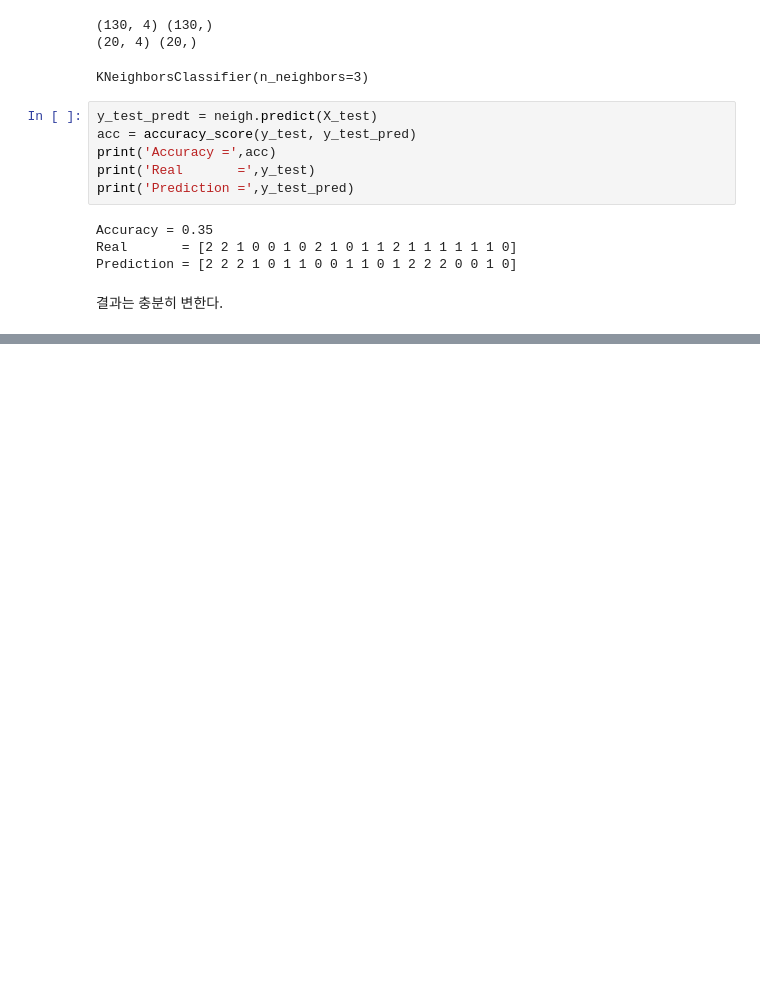
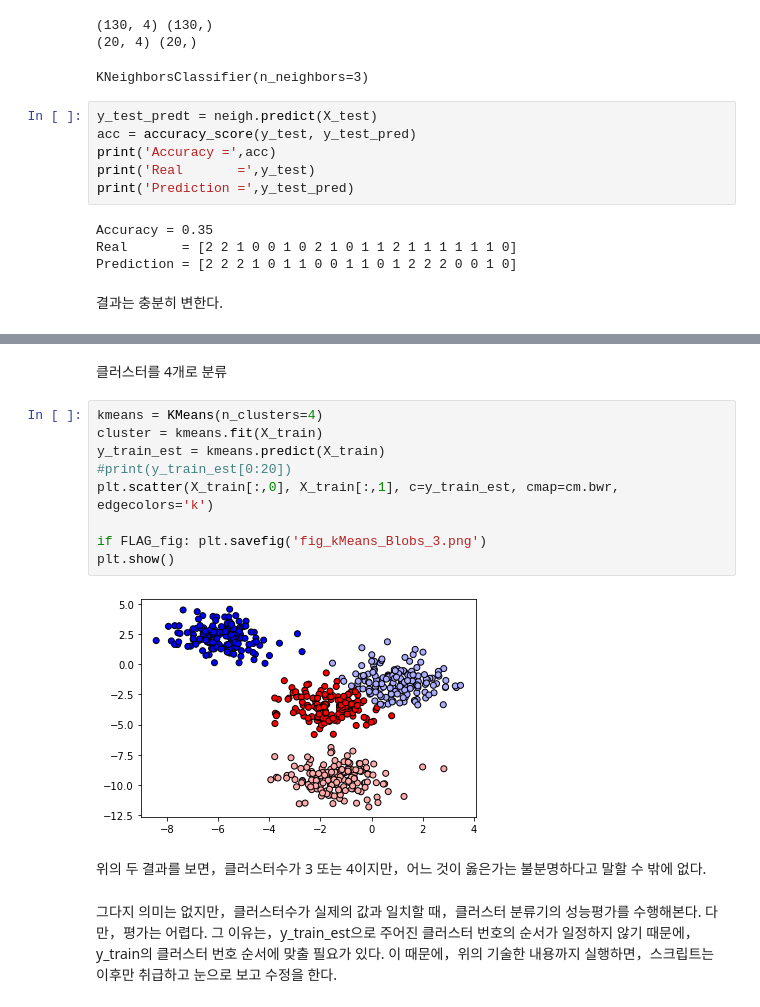
Before and after one commit to yrohh/Python, a Jupyter notebook: Study/데이터사이언스교과서/6장.ipynb, the cells around one changed output, grey strips where cells are left out. Cells and saved outputs as stored; diff of their text form; blank space fills up the shorter version.

```diff
--- a/Study/데이터사이언스교과서/6장.ipynb
+++ b/Study/데이터사이언스교과서/6장.ipynb
@@ -1143,0 +1189,20 @@ Prediction = [2 2 2 1 0 1 1 0 0 1 1 0 1 2 2 2 0 0 1 0]
+# %% [markdown]
+클러스터를 4개로 분류
+# %%
+kmeans = KMeans(n_clusters=4)
+cluster = kmeans.fit(X_train)
+y_train_est = kmeans.predict(X_train)
+#print(y_train_est[0:20])
+plt.scatter(X_train[:,0], X_train[:,1], c=y_train_est, cmap=cm.bwr, edgecolors='k')
+
+if FLAG_fig: plt.savefig('fig_kMeans_Blobs_3.png')
+plt.show()
+# %% [output]
+[figure, added]
+# %% [markdown]
+위의 두 결과를 보면，클러스터수가 3 또는 4이지만，어느 것이 옳은가는 불분명하다고 말할 수 밖에 없다.
+# %% [markdown]
+그다지 의미는 없지만，클러스터수가 실제의 값과 일치할 때，클러스터 분류기의 성능평가를 수행해본다.
+다만，평가는 어렵다. 그 이유는，y_train_est으로 주어진 클러스터 번호의 순서가 일정하지 않기 때문에，
+y_train의 클러스터 번호 순서에 맞출 필요가 있다.
+이 때문에，위의 기술한 내용까지 실행하면，스크립트는 이후만 취급하고 눈으로 보고 수정을 한다.
```
Also changed, not shown: parts of 70 cells of this notebook.
